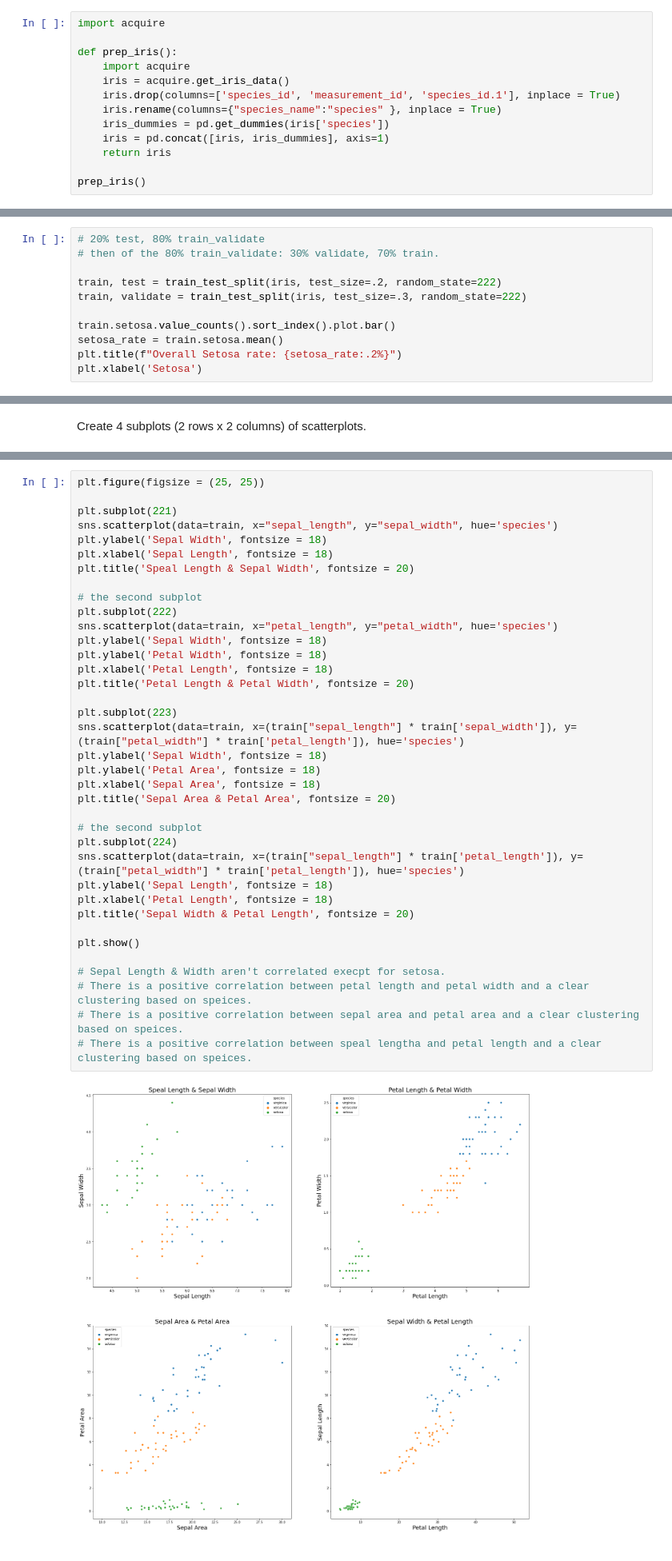
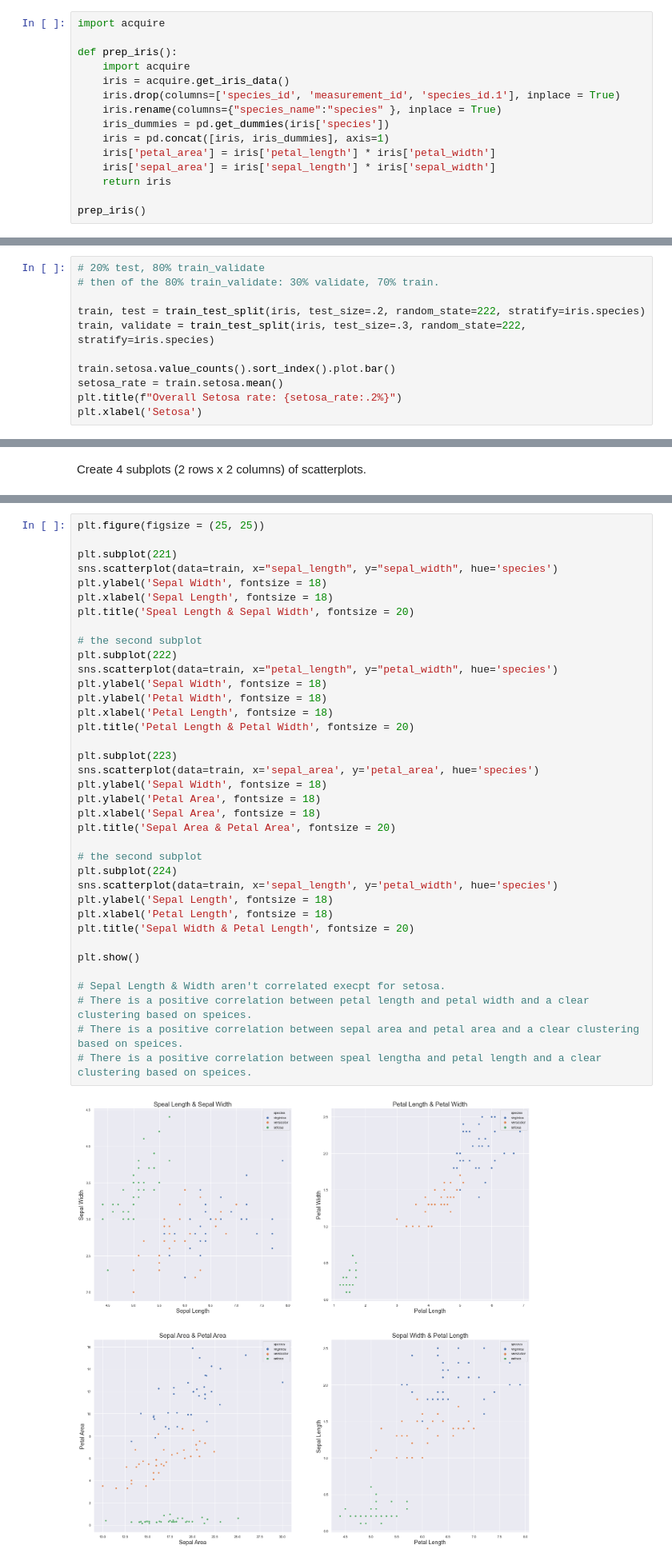
Before and after one commit to datastraine/codeup-data-science, a Jupyter notebook: classification_exercises.ipynb, the cells around one changed output, grey strips where cells are left out. Shown: that part at 80% size. Saved outputs shown, nothing was run; the diff lists cells and outputs as text.

```diff
--- a/classification_exercises.ipynb
+++ b/classification_exercises.ipynb
@@ -185,6 +185,8 @@ def prep_iris():
     iris.rename(columns={"species_name":"species" }, inplace = True)
     iris_dummies = pd.get_dummies(iris['species'])
     iris = pd.concat([iris, iris_dummies], axis=1)
+    iris['petal_area'] = iris['petal_length'] * iris['petal_width']
+    iris['sepal_area'] = iris['sepal_length'] * iris['sepal_width']
     return iris
 
 prep_iris()
@@ -265,8 +267,8 @@ iris.head()
 # 20% test, 80% train_validate
 # then of the 80% train_validate: 30% validate, 70% train.
 
-train, test = train_test_split(iris, test_size=.2, random_state=222)
-train, validate = train_test_split(iris, test_size=.3, random_state=222)
+train, test = train_test_split(iris, test_size=.2, random_state=222, stratify=iris.species)
+train, validate = train_test_split(iris, test_size=.3, random_state=222, stratify=iris.species)
 
 train.setosa.value_counts().sort_index().plot.bar()
 setosa_rate = train.setosa.mean()
@@ -335,35 +337,35 @@ plt.ylabel('Sepal Width', fontsize = 18)
 plt.xlabel('Sepal Length', fontsize = 18)
 plt.title('Speal Length & Sepal Width', fontsize = 20)
 
 # the second subplot
 plt.subplot(222)
 sns.scatterplot(data=train, x="petal_length", y="petal_width", hue='species')
 plt.ylabel('Sepal Width', fontsize = 18)
 plt.ylabel('Petal Width', fontsize = 18)
 plt.xlabel('Petal Length', fontsize = 18)
 plt.title('Petal Length & Petal Width', fontsize = 20)
 
 plt.subplot(223)
-sns.scatterplot(data=train, x=(train["sepal_length"] * train['sepal_width']), y=(train["petal_width"] * train['petal_length']), hue='species')
+sns.scatterplot(data=train, x='sepal_area', y='petal_area', hue='species')
 plt.ylabel('Sepal Width', fontsize = 18)
 plt.ylabel('Petal Area', fontsize = 18)
 plt.xlabel('Sepal Area', fontsize = 18)
 plt.title('Sepal Area & Petal Area', fontsize = 20)
 
 # the second subplot
 plt.subplot(224)
-sns.scatterplot(data=train, x=(train["sepal_length"] * train['petal_length']), y=(train["petal_width"] * train['petal_length']), hue='species')
+sns.scatterplot(data=train, x='sepal_length', y='petal_width', hue='species')
 plt.ylabel('Sepal Length', fontsize = 18)
 plt.xlabel('Petal Length', fontsize = 18)
 plt.title('Sepal Width & Petal Length', fontsize = 20)
 
 plt.show()
 
 # Sepal Length & Width aren't correlated execpt for setosa.
 # There is a positive correlation between petal length and petal width and a clear clustering based on speices.
 # There is a positive correlation between sepal area and petal area and a clear clustering based on speices.
 # There is a positive correlation between speal lengtha and petal length and a clear clustering based on speices.
 # %% [output]
-[figure, old version]
+[figure, new version]
 # %% [markdown]
 Create a heatmap of each variable layering correlation coefficient on top.
```
Also changed, not shown: parts of 11 cells of this notebook.
